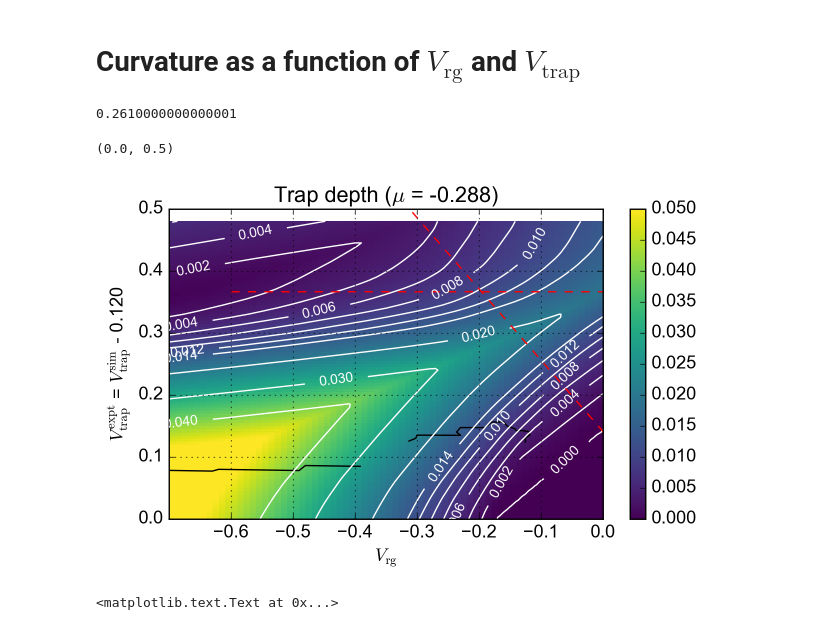
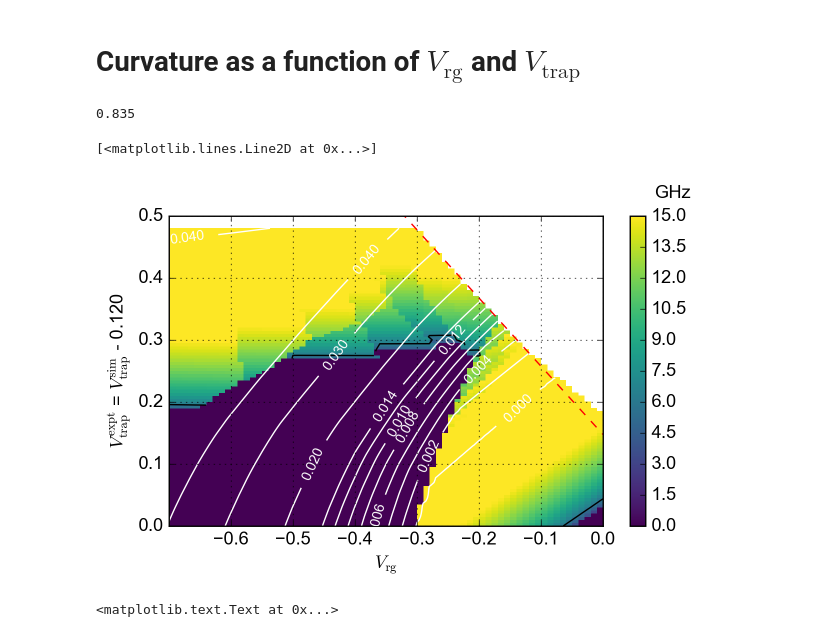
Before and after one commit to gkoolstra/ipython-notebooks, a Jupyter notebook: 20160530 - Master simulation notebook.ipynb, the cells around one changed output. Cells and saved outputs as stored; diff of their text form; code cells hidden in the pictures.

```diff
--- a/20160530 - Master simulation notebook.ipynb
+++ b/20160530 - Master simulation notebook.ipynb
@@ -862,12 +862,12 @@ from tqdm import tqdm
 x = output[0]['x']
 y = output[0]['y']
 
-resonator = 0.60
+resonator = 0.80
 Vtraps = np.arange(0.12, 0.605, 0.005)
 Vresguards = np.arange(0.00, -0.81, -0.01)
-trapguard = 0.00
+trapguard = -0.00
 
-mu = -0.288
+mu = -0.370
 fit_x = 0.5
 fit_potential_minimum=True
 
@@ -930,54 +930,60 @@ for n, trap in tqdm(enumerate(Vtraps)):
         barrier_minus_mu[n,m] = np.max(-combined_potential[int(len(y[:,0])/2), barrier_min_idx:barrier_max_idx]) - mu
         trap_level[n,m] = -combined_potential[int(len(y[:,0])/2), trap_level_idx]
 # %%
-Em = efreqs/1E9 #ma.masked_where(barrier_minus_mu<0, efreqs/1E9)
+Em = ma.masked_where(barrier_minus_mu<0, efreqs/1E9)
 Zm = ma.masked_where(barrier_minus_mu<0, barrier_height_minus_trap)
 levels = np.arange(0, 0.016, 0.002).tolist() + np.arange(0.020, 0.050, 0.010).tolist()
 # levels = np.arange(0,12,2)
 
 fig=plt.figure(figsize=(7.,4.))
 common.configure_axes(13)
-plt.pcolormesh(Vresguards, Vtraps-0.120, Zm, vmin=0, vmax=0.050, cmap=plt.cm.viridis)
+plt.pcolormesh(Vresguards, Vtraps-0.120, Em, cmap=plt.cm.viridis, vmin=0, vmax=15)
 cbar = plt.colorbar()
-# cbar.set_label("GHz", labelpad=-10, x=1.10, y=1.10, rotation=0)
+cbar.set_label("GHz", labelpad=-10, x=1.10, y=1.10, rotation=0)
 plt.xlim(np.min(Vresguards), np.max(Vresguards))
 plt.ylim(np.min(Vtraps)-0.120, np.max(Vtraps)-0.120)
 plt.xlabel("$V_\mathrm{rg}$")
 plt.ylabel("$V_\mathrm{trap}^\mathrm{expt}$ = $V_\mathrm{trap}^\mathrm{sim}$ - 0.120")
-plt.title("Trap depth ($\mu$ = %.3f)"%mu)
+# plt.title("Trap depth ($\mu$ = %.3f)"%mu)
 plt.contour(Vresguards, Vtraps-0.120, efreqs/1E9, levels=[6.5], colors='k')
 
 plt.grid()
 x = np.linspace(-0.6, 0.0, 100)
 plt.plot(x, Vtrap_expt(x, mu) + 0.120 - 0.120, '--', color='red')
 plt.plot(x, Vtrap_th_expt(x, mu) + 0.120 - 0.120, '--', color='red')
 # plt.plot(x, 0.25*x+0.4)
 # plt.plot(x, 0.42 + 1.17*x, '--', color='gray')
 CS = plt.contour(Vresguards, Vtraps-0.120, Zm, colors='white', levels=levels)
 # CS = plt.contour(Vresguards, Vtraps-0.120, Em, colors='white', levels=levels)
 plt.clabel(CS, colors='white', inline=1, fontsize=10)
 # plt.text(-0.25, 0.5, "Unstable", fontsize=13, color='red')
 # plt.plot(x, Vtrap_IsoBarrier_expt(x, contour=0.010) + 0.120, '--', color='deeppink')
 
+# def f_mu(mu):
+#     return -1.755 -7*mu
+
 def f_mu(mu):
-    return -1.755 -7*mu
+    return 7.375*(mu+0.35)
+
 
 plt.xlim(-0.7, 0.0)
 plt.ylim(0.00, 0.50)
+
+plt.plot(x, -1.10*x - f_mu(mu), '--', color='red')
 
 # Vtrap_park = 0.150
 # Vtrap_stop = 0.250
 # x = 0.15
 # Vrg_start = -1/1.15*(Vtrap_park - (f_mu(mu)-0.120))-x
 # Vrg_stop = -1/1.15*(Vtrap_stop - (f_mu(mu)-0.120))-x
 
 # plt.plot([0, Vrg_start, Vrg_stop], [Vtrap_park+0.120, Vtrap_park+0.120, Vtrap_stop+0.120], '-', color='r')
 
 # common.save_figure(fig, save_path=r"/Volumes/slab-1/_Data/170422 - EonHe M018V6 with L3 etch/data/170711")
 # %% [output]
-0.2610000000000001
+0.835
-(0.0, 0.5)
+[<matplotlib.lines.Line2D at 0x...>]
-[figure, old version]
+[figure, new version]
 # %%
 fig = plt.figure(figsize=(7.,4.))
 common.configure_axes(13)
```
Also changed, not shown: parts of 3 cells of this notebook, 9 other files.
